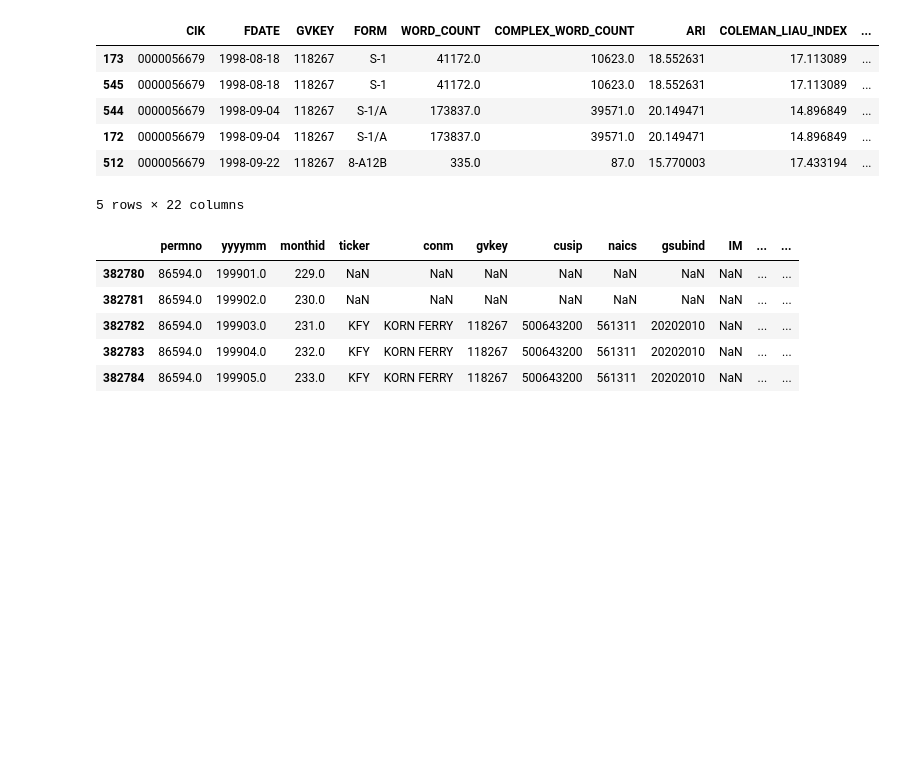
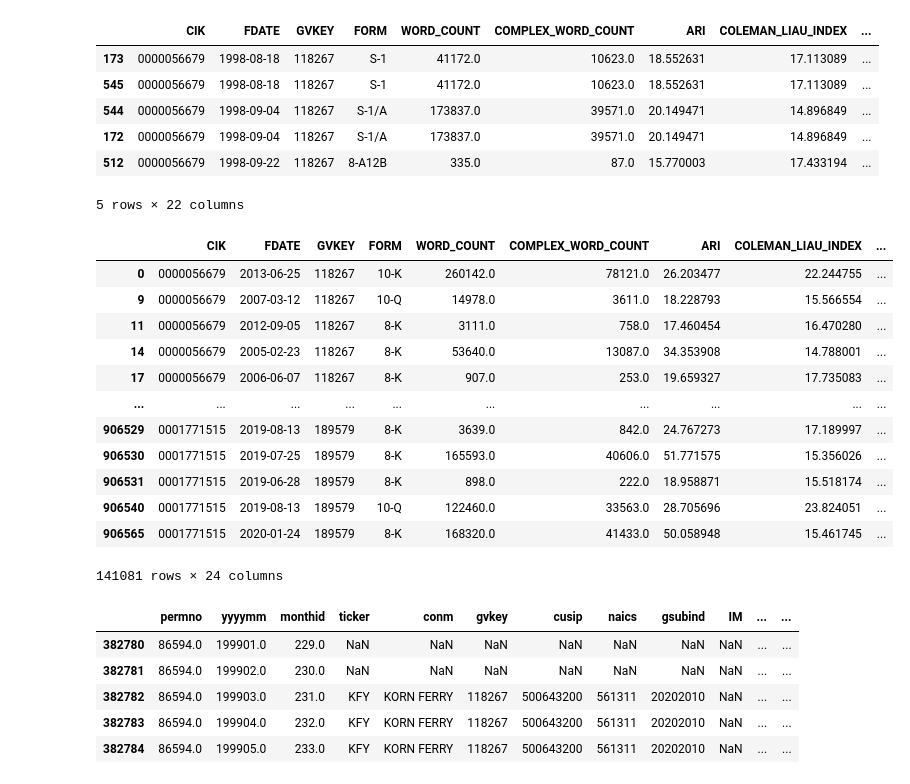
Before and after one commit to CFM-301-W23-G4/Final-Project, a Jupyter notebook: Final Project.ipynb, the cells around one changed output. Cells and saved outputs as stored; diff of their text form; code cells hidden in the pictures; blank space fills up the shorter version.

```diff
--- a/Final Project.ipynb
+++ b/Final Project.ipynb
@@ -122,0 +132,21 @@ sec_analytics[sec_analytics["PERMNO"] == 86594.0].sort_values(by="FDATE").head()
+# %%
+sec_analytics['yyyymm'] = (sec_analytics['FDATE'].astype('string').str[:4] + sec_analytics['FDATE'].astype('string').str[5:7]).astype('float64')
+sec_analytics_subset_forms = sec_analytics[(sec_analytics['FORM'].isin(['10-K', '10-Q', '8-K']))]
+
+sec_analytics_subset_forms['tone'] = (sec_analytics_subset_forms['LM_POSITIVE_COUNT'] - sec_analytics_subset_forms['LM_NEGATIVE_COUNT']) / sec_analytics_subset_forms['WORD_COUNT']
+
+sec_analytics_subset_forms
+# %% [output]
+|  | CIK | FDATE | GVKEY | FORM | WORD_COUNT | COMPLEX_WORD_COUNT | ARI | COLEMAN_LIAU_INDEX | ... |
+| 0 | 0000056679 | 2013-06-25 | 118267 | 10-K | 260142.0 | 78121.0 | 26.203477 | 22.244755 | ... |
+| 9 | 0000056679 | 2007-03-12 | 118267 | 10-Q | 14978.0 | 3611.0 | 18.228793 | 15.566554 | ... |
+| 11 | 0000056679 | 2012-09-05 | 118267 | 8-K | 3111.0 | 758.0 | 17.460454 | 16.470280 | ... |
+| 14 | 0000056679 | 2005-02-23 | 118267 | 8-K | 53640.0 | 13087.0 | 34.353908 | 14.788001 | ... |
+| 17 | 0000056679 | 2006-06-07 | 118267 | 8-K | 907.0 | 253.0 | 19.659327 | 17.735083 | ... |
+| ... | ... | ... | ... | ... | ... | ... | ... | ... | ... |
+| 906529 | 0001771515 | 2019-08-13 | 189579 | 8-K | 3639.0 | 842.0 | 24.767273 | 17.189997 | ... |
+| 906530 | 0001771515 | 2019-07-25 | 189579 | 8-K | 165593.0 | 40606.0 | 51.771575 | 15.356026 | ... |
+| 906531 | 0001771515 | 2019-06-28 | 189579 | 8-K | 898.0 | 222.0 | 18.958871 | 15.518174 | ... |
+| 906540 | 0001771515 | 2019-08-13 | 189579 | 10-Q | 122460.0 | 33563.0 | 28.705696 | 23.824051 | ... |
+| 906565 | 0001771515 | 2020-01-24 | 189579 | 8-K | 168320.0 | 41433.0 | 50.058948 | 15.461745 | ... |
+141081 rows × 24 columns
```
Also changed, not shown: parts of 6 cells of this notebook.
